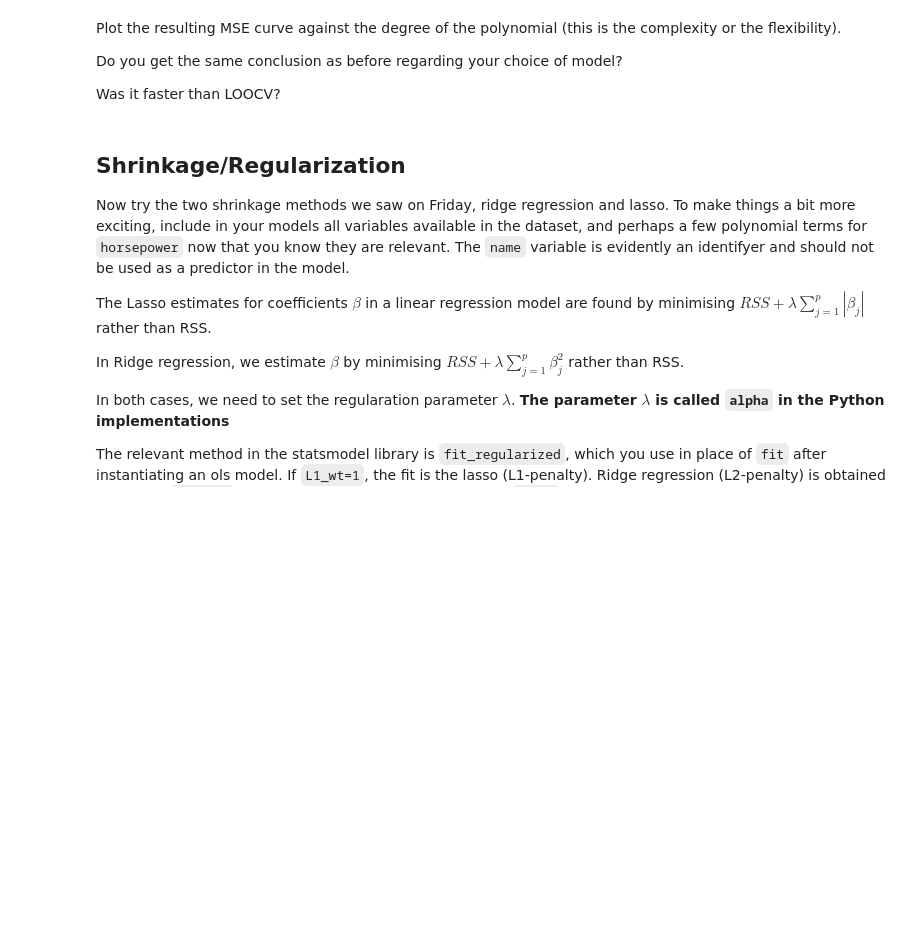
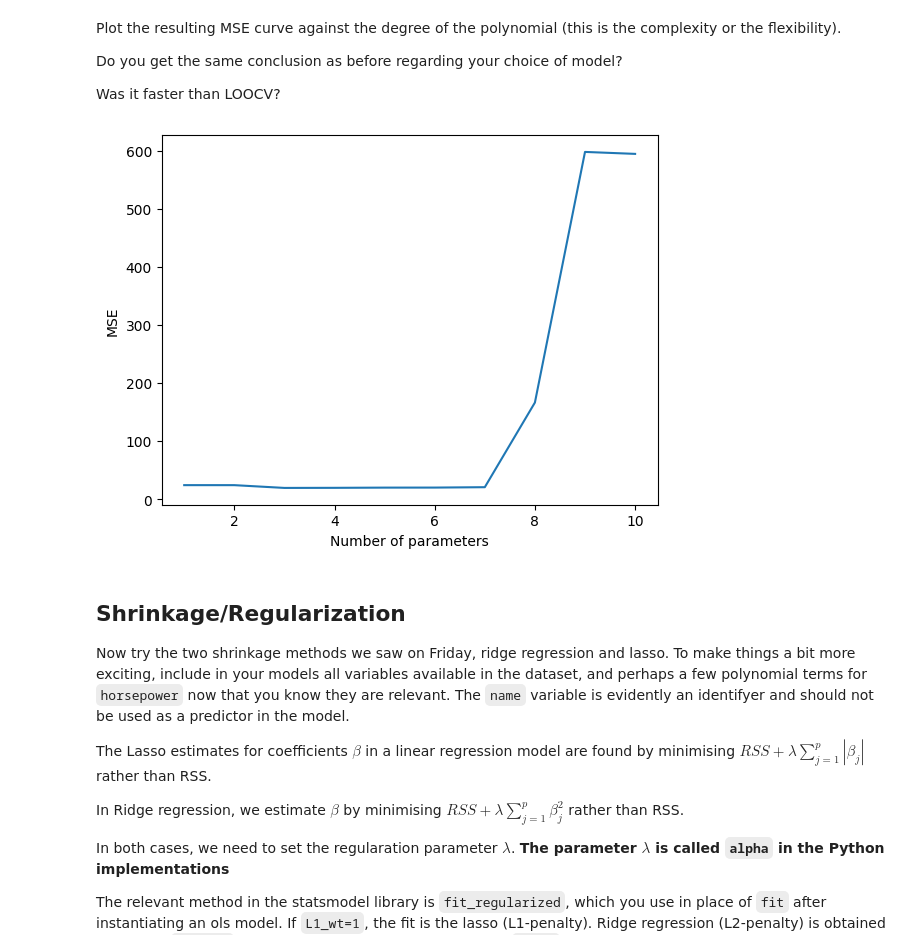
Before and after one commit to TheColorman/ITU, a Jupyter notebook: MALEA/3.1/Exercises5.ipynb, the cells around one changed output. Saved outputs shown, nothing was run; the diff lists cells and outputs as text; code cells hidden in the pictures; blank space fills up the shorter version.

```diff
--- a/MALEA/3.1/Exercises5.ipynb
+++ b/MALEA/3.1/Exercises5.ipynb
@@ -171,3 +202,30 @@ Implement leave-one-out cross-validation and use it to estimate the MSE for the
 Estimate the MSE now from k-fold cross-validation that you implement yourself. If you set k=10, then you get Figure 5.6 from the book, but you are welcome to choose another k. Make sure that you properly randomise observations into the k folds! One way is to first make a random permutation of row indices and then chop the re-ordered dataset into k (roughly) even parts.
 # %% [markdown]
 The LOOCV estimate of the MSE can also be computed automatially with sklearn. In fact, sklearn provides a lot of functionality for cross-validation. However, our objective right now is to understand how the algorithms work, so that you learn to reflect on them and use the automatic functionality appropriately.
+# %%
+def kfold(model: str, y: str, data: DataFrame, k=5):
+    n = len(data)
+    splits = []
+    test_len = n // k
+    samples = list(range(n))
+    for _ in range(k-1):
+        test_sample = random.sample(samples, test_len)
+        splits.append(test_sample)
+        samples = [i for i in samples if i not in test_sample]
+    splits.append(samples)
+
+    mses = []
+    for test_sample in splits:
+        test_data = data.loc[test_sample]
+        train_data = data.drop(test_sample)
+
+        mod = smf.ols(model, data=train_data).fit()
+        pred = mod.predict(test_data)
+        mse = mean_squared_error(test_data[y], pred)
+        mses.append(mse)
+    mse = np.mean(mses)
+    return(mse)
+
+print(f"MSE linear: {kfold('mpg ~ horsepower', 'mpg', Auto)}")
+print(f"MSE quad: {kfold('mpg ~ horsepower + I(horsepower**2)', 'mpg', Auto)}")
+print(f"MSE cube: {kfold('mpg ~ horsepower + I(horsepower**2) + I(horsepower**3)', 'mpg', Auto)}")
@@ -174,2 +236,9 @@ The LOOCV estimate of the MSE can also be computed automatially with sklearn. In
 # %% [markdown]
 Extend your code with a for-loop that iterates over increasing orders of the polynomial (1 to 10). Note that is possible to autogenerate a design matrix with all the terms of the polynomial with functions such as `sklearn.preprocessing.PolynomialFeatures` (It should also work for several features; a degree 2 polynomial in features x1 and x2 would need  $1+x_1+x_2+x_1x_2+x_1^2+x_2^2$, i.e. also the term $x_1x_2$.)
+# %%
+mses = []
+for i in range(10):
+    extra = f"I(horsepower**{i})"
+    mse = kfold('mpg ~ horsepower + ' + extra, 'mpg', Auto)
+    mses.append(mse)
+    print(f"Order {i+1} MLE: {mse}")
@@ -179,6 +259,13 @@ Plot the resulting MSE curve against the degree of the polynomial (this is the c
 Do you get the same conclusion as before regarding your choice of model?
 
 Was it faster than LOOCV?
+# %%
+plt.plot(range(1, len(mses)+1), mses)
+plt.ylabel("MSE")
+plt.xlabel("Number of parameters")
+plt.show()
+# %% [output]
+[figure, added]
 # %% [markdown]
 ## Shrinkage/Regularization
 
```
Also changed, not shown: parts of 10 cells of this notebook.
